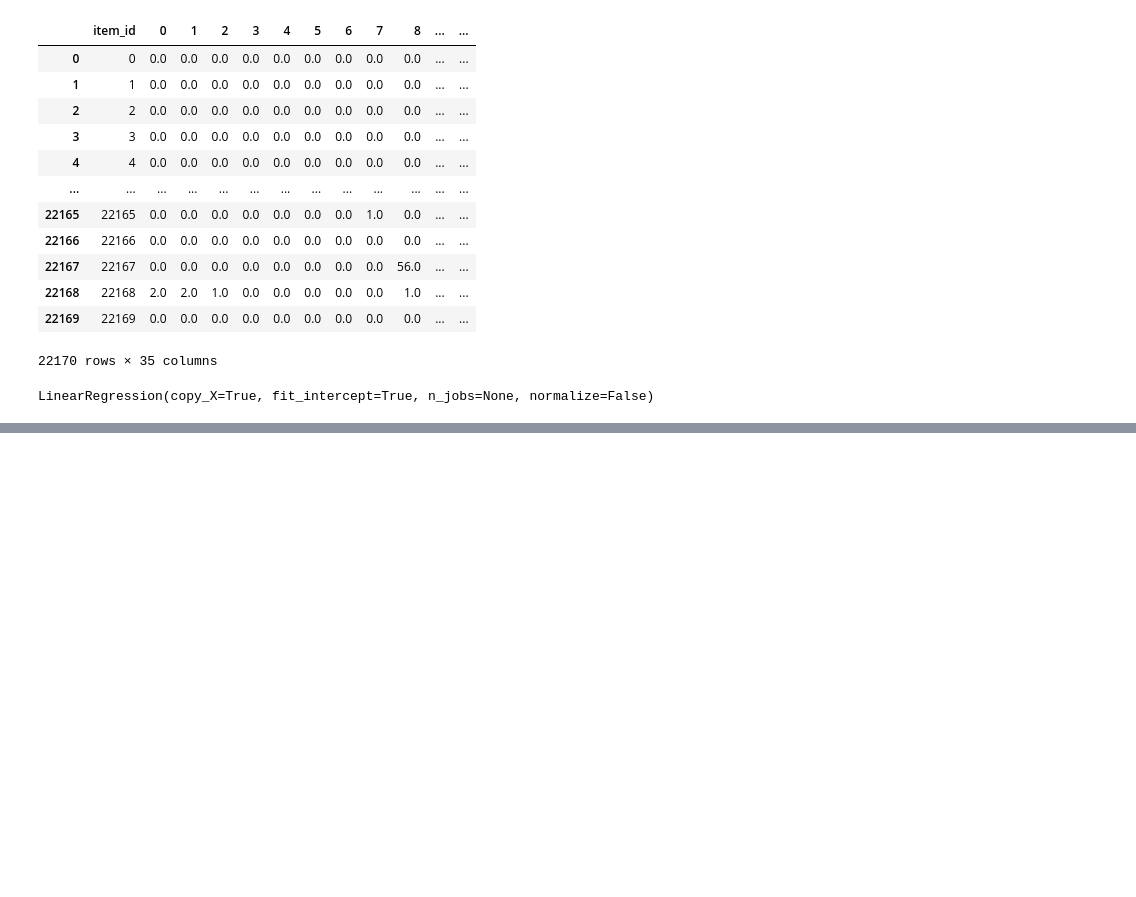
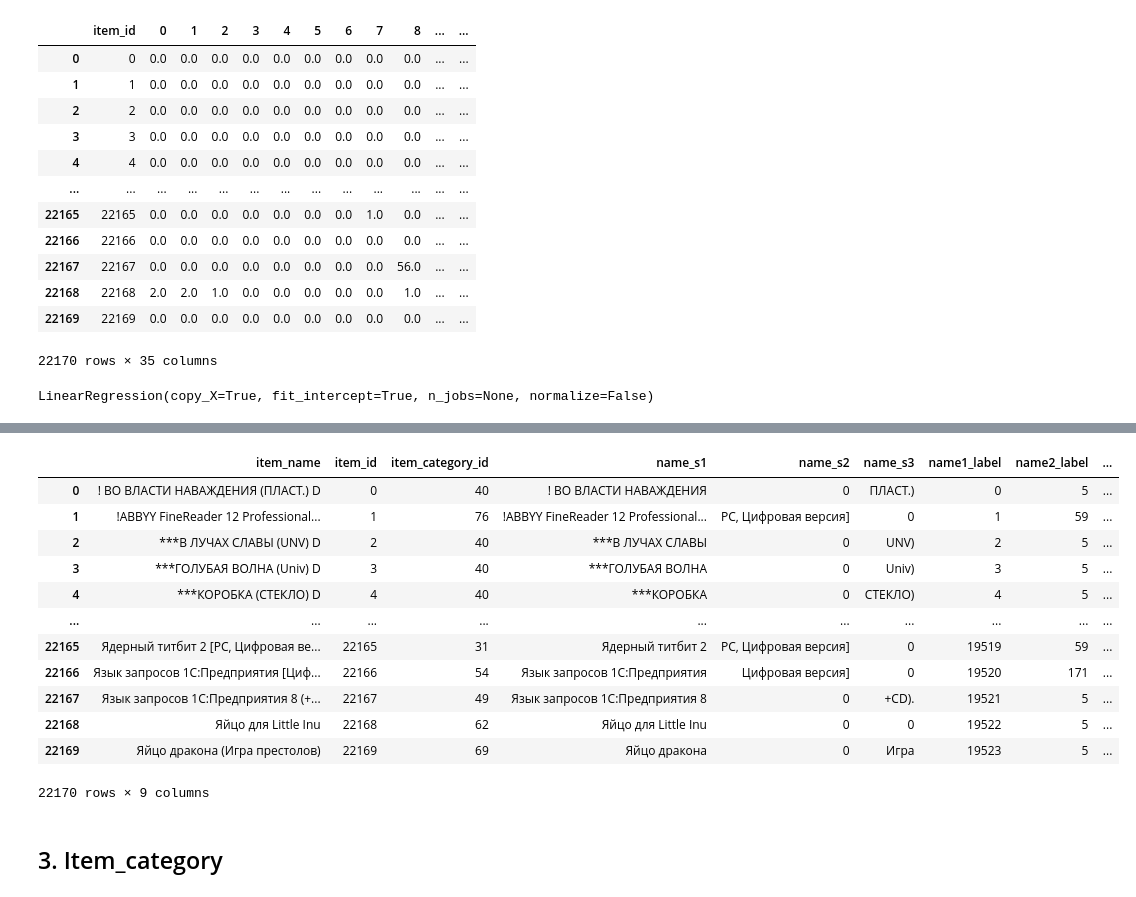
Before and after one commit to Zhang-Zhi-ZZ/Predict-Future-Sales, a Jupyter notebook: Predict_Future_Sales .ipynb, the cells around one changed output, grey strips where cells are left out. Cells and saved outputs as stored; diff of their text form; code cells hidden in the pictures; blank space fills up the shorter version.

```diff
--- a/Predict_Future_Sales .ipynb
+++ b/Predict_Future_Sales .ipynb
@@ -511,0 +568,10 @@ model.score(X_test,y_test)
+# %%
+items = pd.read_csv('./data/items.csv')
+# %%
+items['name_s1'] = None
+items['name_s2'] = items['item_name'].str.split('[').str[1]
+items['name_s3'] = items['item_name'].str.split('(').str[1]
+items['name_s1'] = np.where(items['name_s3'].isnull(),items['item_name'].str.split('[').str[0],items['item_name'].str.split('(').str[0])
+items['name_s3'] = items['name_s3'].str.split(' ').str[0]
+# %%
+items = items.fillna('0')
@@ -511,0 +589,22 @@ model.score(X_test,y_test)
+# %%
+items['name1_label'] = labelencoder.fit_transform(items['name_s1'])
+items['name2_label'] = labelencoder.fit_transform(items['name_s2'])
+items['name3_label'] = labelencoder.fit_transform(items['name_s3'])
+# %%
+items
+# %% [output]
+|  | item_name | item_id | item_category_id | name_s1 | name_s2 | name_s3 | name1_label | name2_label | ... |
+| 0 | ! ВО ВЛАСТИ НАВАЖДЕНИЯ (ПЛАСТ.) D | 0 | 40 | ! ВО ВЛАСТИ НАВАЖДЕНИЯ | 0 | ПЛАСТ.) | 0 | 5 | ... |
+| 1 | !ABBYY FineReader 12 Professional... | 1 | 76 | !ABBYY FineReader 12 Professional... | PC, Цифровая версия] | 0 | 1 | 59 | ... |
+| 2 | ***В ЛУЧАХ СЛАВЫ (UNV) D | 2 | 40 | ***В ЛУЧАХ СЛАВЫ | 0 | UNV) | 2 | 5 | ... |
+| 3 | ***ГОЛУБАЯ ВОЛНА (Univ) D | 3 | 40 | ***ГОЛУБАЯ ВОЛНА | 0 | Univ) | 3 | 5 | ... |
+| 4 | ***КОРОБКА (СТЕКЛО) D | 4 | 40 | ***КОРОБКА | 0 | СТЕКЛО) | 4 | 5 | ... |
+| ... | ... | ... | ... | ... | ... | ... | ... | ... | ... |
+| 22165 | Ядерный титбит 2 [PC, Цифровая ве... | 22165 | 31 | Ядерный титбит 2 | PC, Цифровая версия] | 0 | 19519 | 59 | ... |
+| 22166 | Язык запросов 1С:Предприятия [Циф... | 22166 | 54 | Язык запросов 1С:Предприятия | Цифровая версия] | 0 | 19520 | 171 | ... |
+| 22167 | Язык запросов 1С:Предприятия 8 (+... | 22167 | 49 | Язык запросов 1С:Предприятия 8 | 0 | +CD). | 19521 | 5 | ... |
+| 22168 | Яйцо для Little Inu | 22168 | 62 | Яйцо для Little Inu | 0 | 0 | 19522 | 5 | ... |
+| 22169 | Яйцо дракона (Игра престолов) | 22169 | 69 | Яйцо дракона | 0 | Игра | 19523 | 5 | ... |
+22170 rows × 9 columns
+# %% [markdown]
+## 3. Item_category
```
Also changed, not shown: parts of 29 cells of this notebook, 31 other files.
